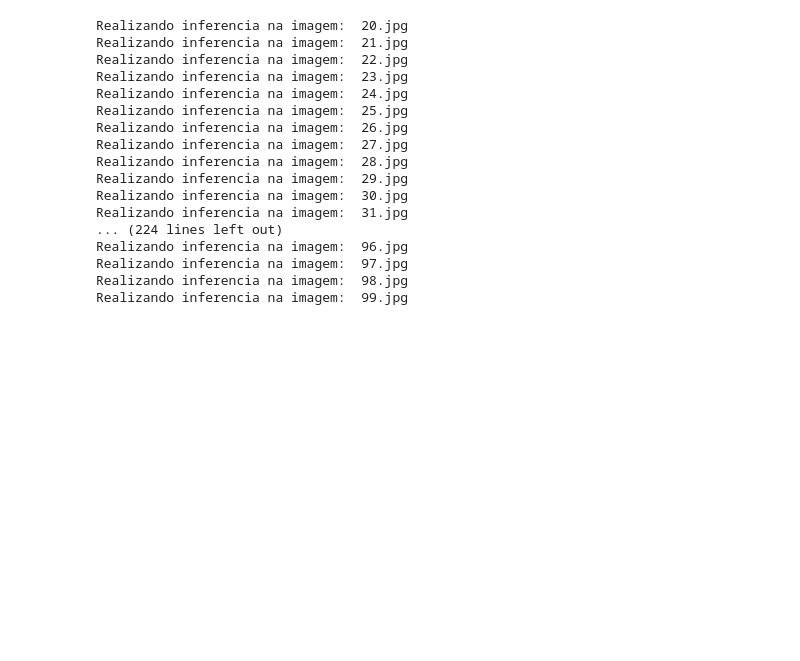
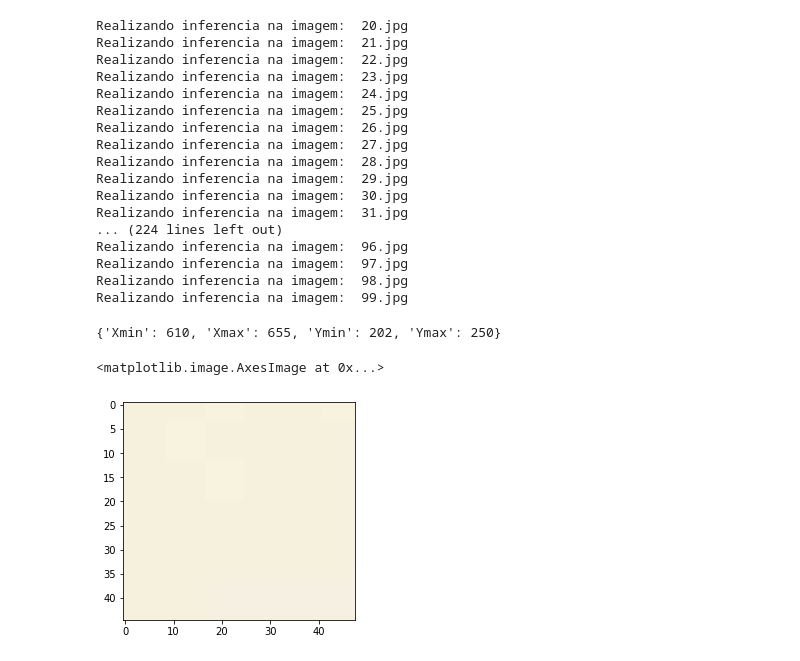
Before and after one commit to juniorrioss/leishmania, a Jupyter notebook: gabarito_inference.ipynb, the cells around one changed output. Cells and saved outputs as stored; diff of their text form; code cells hidden in the pictures; blank space fills up the shorter version.

Commit message:
inference e pos processamento

```diff
--- a/gabarito_inference.ipynb
+++ b/gabarito_inference.ipynb
@@ -35,22 +35,29 @@ Model loaded to cuda:0!
 # %%
 ### INFERENCE ON GABARITO
 
-dataframe_results = pd.DataFrame()
 indices_table = {}
 writer = pd.ExcelWriter(os.path.join('', PLACA+'.xlsx'), engine='xlsxwriter')
 for folder in FOLDER_LIST:
     image_list = os.listdir(os.path.join(PATH, PLACA, folder))
 
+    # reset dataframe
+    dataframe_results = pd.DataFrame()
+
     for image in image_list:
 
+        # LOADING IMAGE
         img = cv2.imread(os.path.join(PATH, PLACA, folder, image))
 
         assert isinstance(img, np.ndarray), "Error in loading Image"
+
         img = cv2.cvtColor(img, cv2.COLOR_BGR2RGB)
-        img = cv2.resize(img, (768, 768))
 
         img_copy = img.copy()
 
+        # PRE PROCESSING STEPS
+
+
+        # INFERENCE
         print('Realizando inferencia na imagem: ', image)
         outputs = inference(model=model, image=img, device=DEVICE)
 
@@ -59,28 +66,30 @@ for folder in FOLDER_LIST:
         contable_segmentation = outputs['macrofago contavel'] > THRESHOLD_MACROFAGO_CONTAVEL
 
         # POS PROCESSING TO COUNT LEISHMANIA ONLY WITH CONTABLE MACROPHAGES
-        n_leish = leish_count_per_image(contable_segmentation=contable_segmentation,leish_segmentation=leishmania_segmentation)
+        leish_dict = leish_dict_per_image(contable_segmentation=contable_segmentation,leish_segmentation=leishmania_segmentation)
 
 
-
-        results = {'Contagem': n_leish, 'Imagem': image} # 'Laminula': folder, 'Placa': PLACA}
+        # STORING RESULTS
+        results = {'Contagem': leish_dict, 'Imagem': image} # 'Laminula': folder, 'Placa': PLACA}
         df_conts = pd.DataFrame.from_dict(results)
         dataframe_results = pd.concat([dataframe_results, df_conts])
 
 
-
+    # WRITING IN EXCEL
     dataframe_results.to_excel(writer, sheet_name=folder)
 
 
+
+
+    # COUNTING MACROPHAGES ONLY WITH LEISHMANIA
     quantidade_macrofago_com_leish = (dataframe_results['Contagem'] != 0).sum()
     total_leish = dataframe_results['Contagem'].sum()
+    # INFECTION RATIO
     infection_ratio = total_leish/quantidade_macrofago_com_leish
+    # STORING RESULTS FOR EACH INFECTION RATIO
     indices_table[folder] = {'Indice de infecção': infection_ratio, 'Quantidade de leishmania': total_leish,
         'Quantidade de macrofagos com leishmania': quantidade_macrofago_com_leish, 'Total de Macrofagos': len(dataframe_results)
     }
-
-    # reset dataframe
-    dataframe_results = pd.DataFrame()
 
 
 dataframe_ratio_infections = pd.DataFrame.from_dict(indices_table)
@@ -105,3 +114,19 @@ Realizando inferencia na imagem:  96.jpg
 Realizando inferencia na imagem:  97.jpg
 Realizando inferencia na imagem:  98.jpg
 Realizando inferencia na imagem:  99.jpg
+# %%
+from inference import generate_contable_roi
+
+bbox = generate_contable_roi(contable_segmentation.cpu())
+# %%
+bbox[1]
+# %% [output]
+{'Xmin': 610, 'Xmax': 655, 'Ymin': 202, 'Ymax': 250}
+# %%
+import matplotlib.pyplot as plt
+from inference import remove_bg
+roi = bbox[1]
+plt.imshow(remove_bg(img)[roi['Xmin']: roi['Xmax'], roi['Ymin']: roi['Ymax']])
+# %% [output]
+<matplotlib.image.AxesImage at 0x...>
+[figure, added]
```
Also changed, not shown: parts of 8 cells of this notebook, 2 other files.
